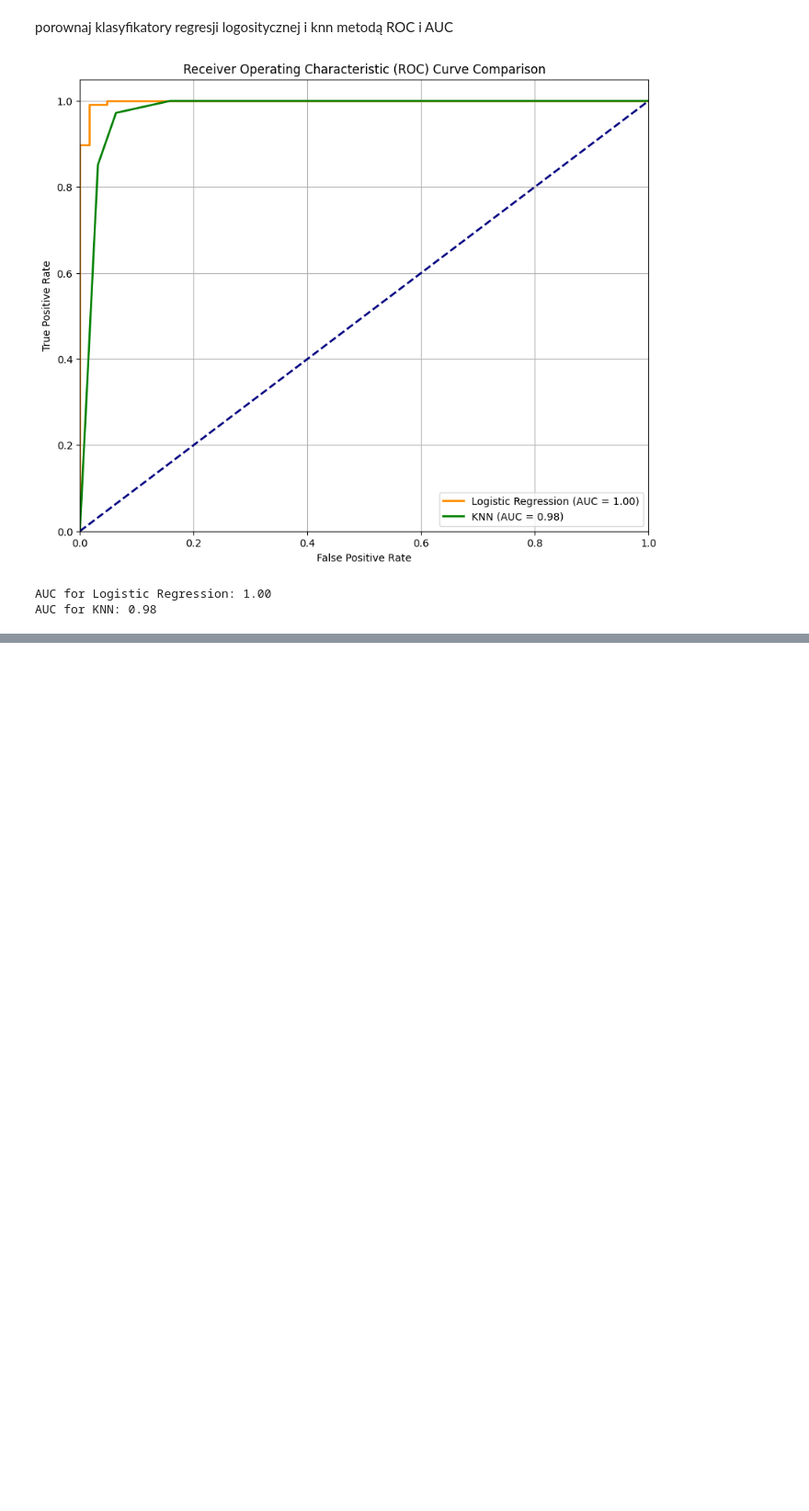
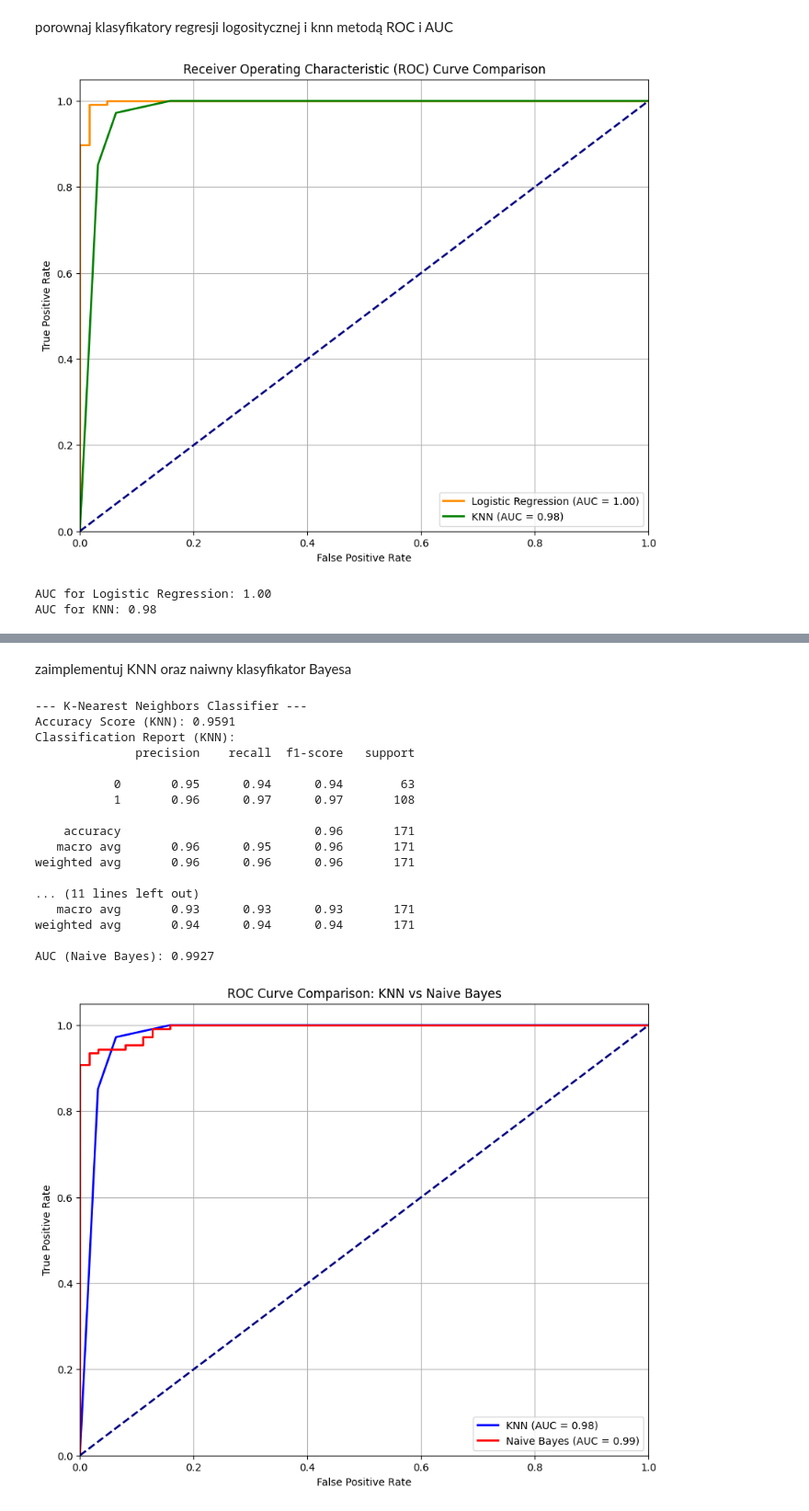
Before and after one commit to mikolajbaraniak-3232/analiza-danych, a Jupyter notebook: 13_04_2026_MB.ipynb, the cells around one changed output, grey strips where cells are left out. Shown at 92% size. Cells and saved outputs as stored; diff of their text form; code cells hidden in the pictures; blank space fills up the shorter version.

```diff
--- a/13_04_2026_MB.ipynb
+++ b/13_04_2026_MB.ipynb
@@ -183,0 +255,72 @@ AUC for KNN: 0.98
+# %% [markdown]
+zaimplementuj KNN oraz naiwny klasyfikator Bayesa
+# %%
+from sklearn.neighbors import KNeighborsClassifier
+from sklearn.naive_bayes import GaussianNB
+from sklearn.metrics import accuracy_score, classification_report, roc_auc_score, roc_curve
+import matplotlib.pyplot as plt
+
+# K-NN Classifier
+print("\n--- K-Nearest Neighbors Classifier ---")
+knn = KNeighborsClassifier()
+knn.fit(x_train, y_train)
+
+y_pred_knn = knn.predict(x_test)
+y_proba_knn = knn.predict_proba(x_test)[:, 1]
+
+print(f"Accuracy Score (KNN): {accuracy_score(y_test, y_pred_knn):.4f}")
+print("Classification Report (KNN):")
+print(classification_report(y_test, y_pred_knn))
+
+fpr_knn, tpr_knn, _ = roc_curve(y_test, y_proba_knn)
+roc_auc_knn = roc_auc_score(y_test, y_proba_knn)
+print(f"AUC (KNN): {roc_auc_knn:.4f}")
+
+# Naive Bayes Classifier
+print("\n--- Naive Bayes Classifier ---")
+nb = GaussianNB()
+nb.fit(x_train, y_train)
+
+y_pred_nb = nb.predict(x_test)
+y_proba_nb = nb.predict_proba(x_test)[:, 1]
+
+print(f"Accuracy Score (Naive Bayes): {accuracy_score(y_test, y_pred_nb):.4f}")
+print("Classification Report (Naive Bayes):")
+print(classification_report(y_test, y_pred_nb))
+
+fpr_nb, tpr_nb, _ = roc_curve(y_test, y_proba_nb)
+roc_auc_nb = roc_auc_score(y_test, y_proba_nb)
+print(f"AUC (Naive Bayes): {roc_auc_nb:.4f}")
+
+# Plotting
+plt.figure(figsize=(10, 8))
+plt.plot(fpr_knn, tpr_knn, color='blue', lw=2, label=f'KNN (AUC = {roc_auc_knn:.2f})')
+plt.plot(fpr_nb, tpr_nb, color='red', lw=2, label=f'Naive Bayes (AUC = {roc_auc_nb:.2f})')
+plt.plot([0, 1], [0, 1], color='navy', lw=2, linestyle='--')
+plt.xlim([0.0, 1.0])
+plt.ylim([0.0, 1.05])
+plt.xlabel('False Positive Rate')
+plt.ylabel('True Positive Rate')
+plt.title('ROC Curve Comparison: KNN vs Naive Bayes')
+plt.legend(loc='lower right')
+plt.grid(True)
+plt.show()
+# %% [output]
+--- K-Nearest Neighbors Classifier ---
+Accuracy Score (KNN): 0.9591
+Classification Report (KNN):
+              precision    recall  f1-score   support
+
+           0       0.95      0.94      0.94        63
+           1       0.96      0.97      0.97       108
+
+    accuracy                           0.96       171
+   macro avg       0.96      0.95      0.96       171
+weighted avg       0.96      0.96      0.96       171
+
+... (11 lines left out)
+   macro avg       0.93      0.93      0.93       171
+weighted avg       0.94      0.94      0.94       171
+
+AUC (Naive Bayes): 0.9927
+[figure, added]
```
Also changed, not shown: parts of 9 cells of this notebook.
